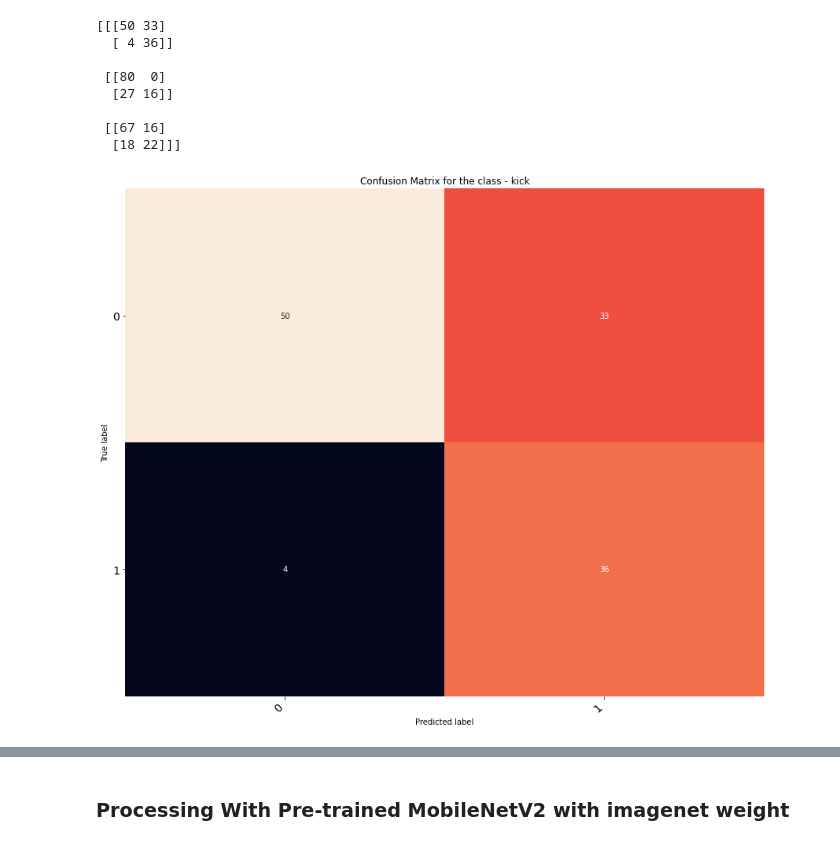
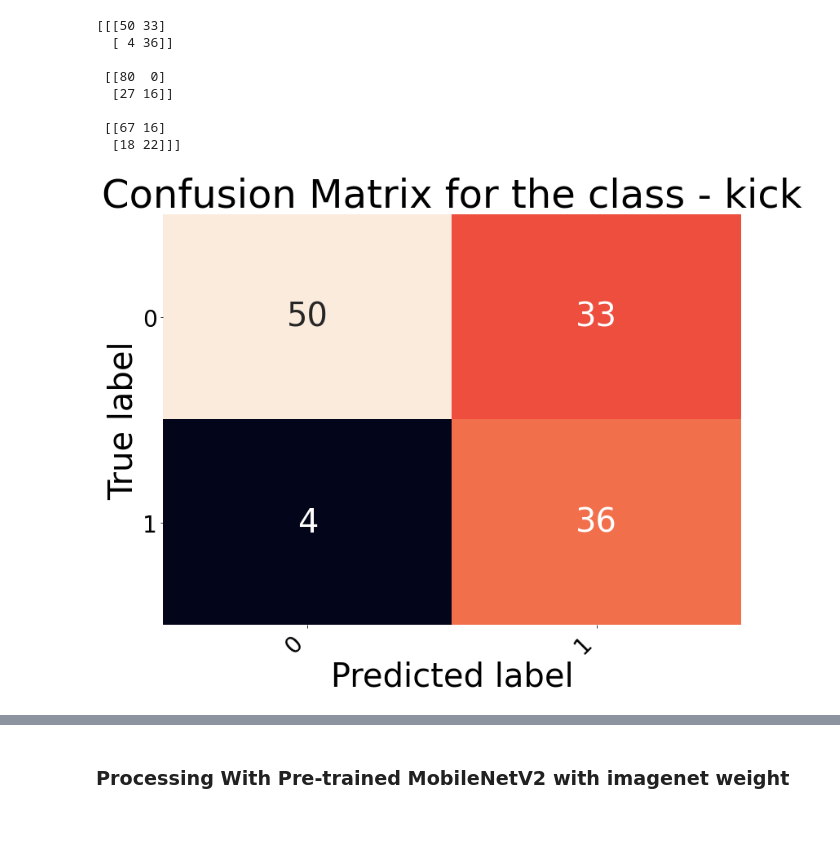
Before and after one commit to Sakibapon/Real-Time-Action-Recognition-from-Video-Footage, a Jupyter notebook: action-recognition.ipynb, the cells around one changed output, grey strips where cells are left out. Saved outputs shown, nothing was run; the diff lists cells and outputs as text; code cells hidden in the pictures.

Commit message:
Confusion Matrix Update

```diff
--- a/action-recognition.ipynb
+++ b/action-recognition.ipynb
@@ -1029,8 +1029,8 @@ import pandas as pd
 import matplotlib.pyplot as plt
 import seaborn as sns
 
-
-def print_confusion_matrix(confusion_matrix, axes, class_label, class_names, fontsize=14):
+confusion_matrix=([[[50 ,33],[ 4 ,36]],[[80 , 0],[27, 16]],[[67 ,16],[18 ,22]]])
+def print_confusion_matrix(confusion_matrix, axes, class_label, class_names, fontsize=28):
 
     df_cm = pd.DataFrame(
         confusion_matrix, index=class_names, columns=class_names,
@@ -1047,10 +1047,11 @@ def print_confusion_matrix(confusion_matrix, axes, class_label, class_names, fon
     axes.set_title("Confusion Matrix for the class - " + class_label)
 # %%
 fig, ax = plt.subplots(1, 1, figsize=(12, 10))
+plt.rcParams.update({'font.size': 40})
 print_confusion_matrix(confusion_matrix[0], ax, action_values[0], ["0", "1"])
 fig.tight_layout()
 plt.show()
 # %% [output]
-[figure, old version]
+[figure, new version]
 # %%
 fig, ax = plt.subplots(1, 1, figsize=(12, 10))
```
Also changed, not shown: parts of 13 cells of this notebook, 2 other files.
